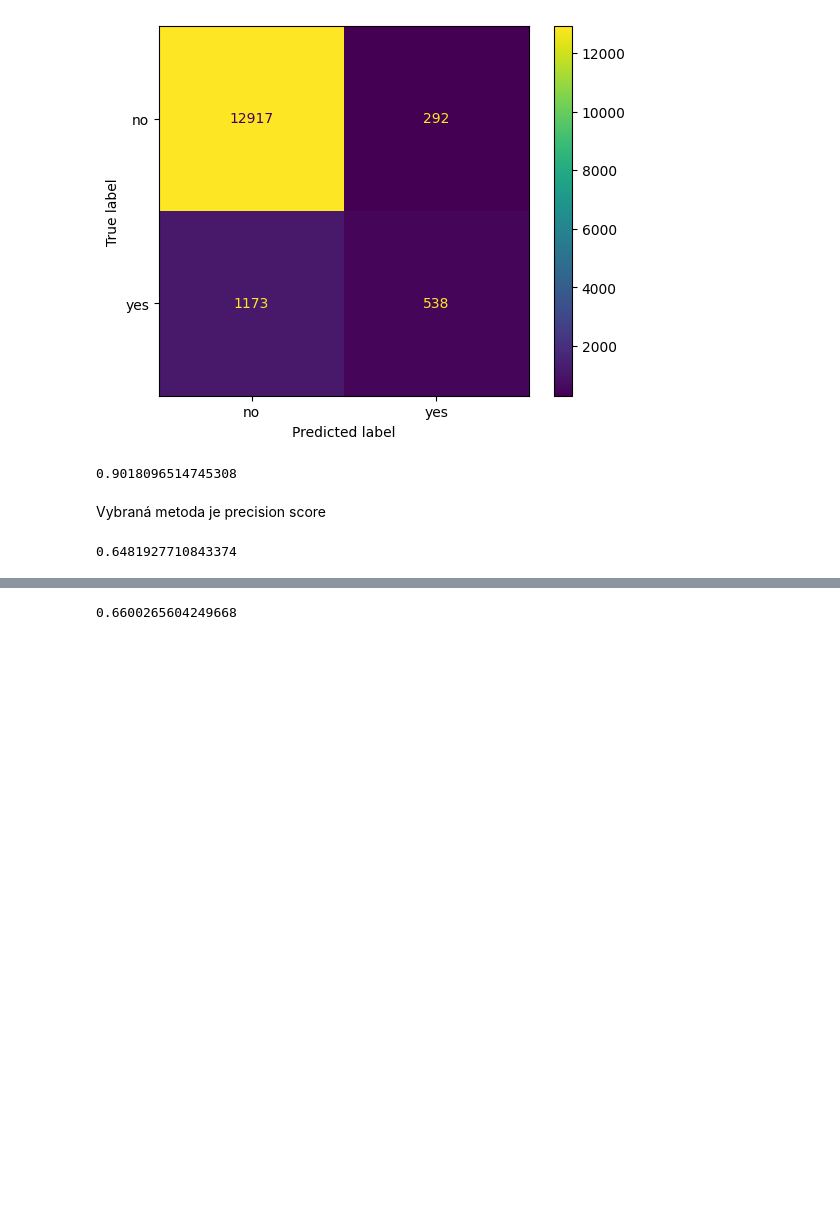
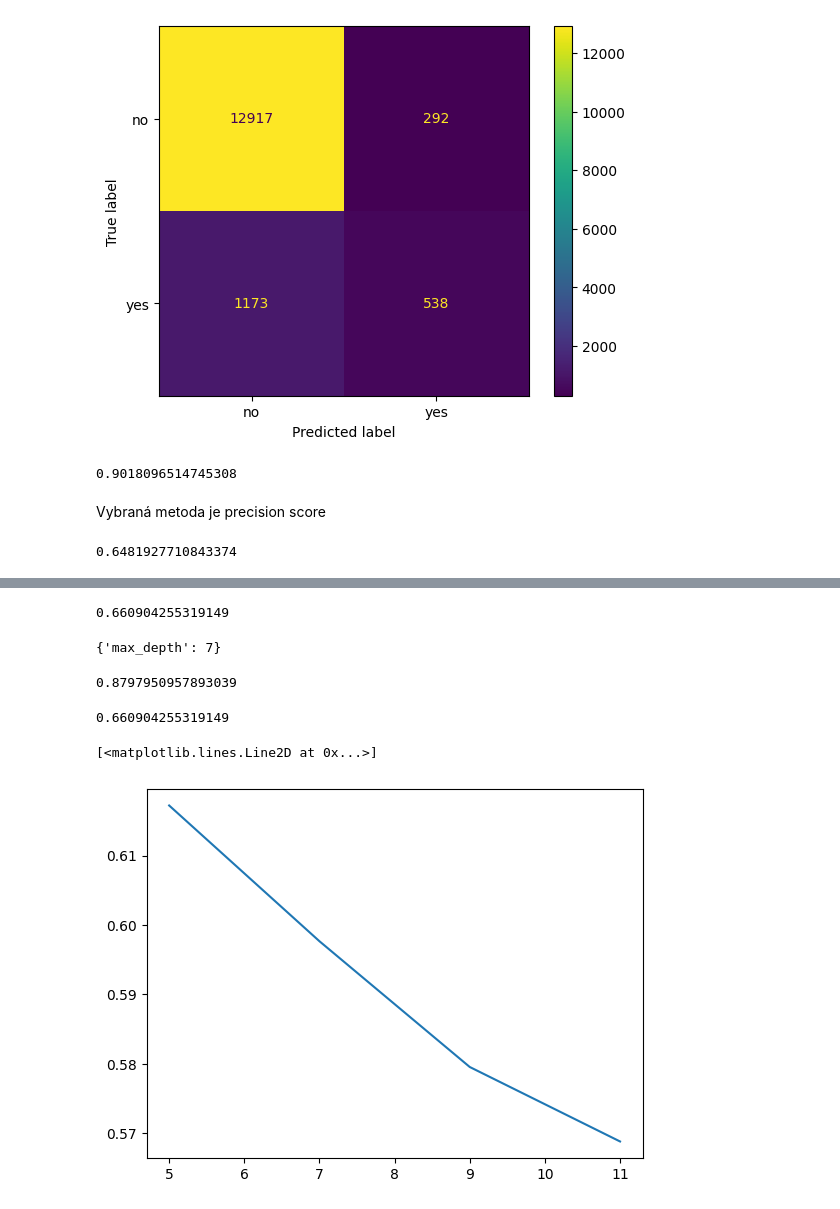
Before and after one commit to aliskaju/PYTHON-KURZ-2, a Jupyter notebook: domaci ukol_3.ipynb, the cells around one changed output, grey strips where cells are left out. Drawn from its saved outputs; the diff is of its cells as text; code cells hidden in the pictures; blank space fills up the shorter version.

Commit message:
ukol3

```diff
--- a/domaci ukol_3.ipynb
+++ b/domaci ukol_3.ipynb
@@ -107,3 +96,7 @@ Vybraná metoda je precision score
 precision_score(y_test, y_pred, pos_label="yes")
 # %% [output]
 0.6481927710843374
+# %%
+import pandas
+data = pandas.read_csv("ukol_04_data.csv")
+data.head()
@@ -110,4 +110,6 @@ precision_score(y_test, y_pred, pos_label="yes")
 # %%
+y = data["y"]
+
 scaler = StandardScaler()
 numeric_data = scaler.fit_transform(data[numeric_columns])
 
@@ -169,11 +122,0 @@ accuracy_score(y_test, y_pred)
-# %%
-scaler = StandardScaler()
-numeric_data = scaler.fit_transform(data[numeric_columns])
-
-encoder = OneHotEncoder()
-encoded_columns = encoder.fit_transform(data[categorical_columns])
-encoded_columns = encoded_columns.toarray()
-
-X = numpy.concatenate([encoded_columns, numeric_data], axis=1)
-
-X_train, X_test, y_train, y_test = train_test_split(X, y, test_size=0.3, random_state=42)
@@ -193,4 +155,37 @@ ConfusionMatrixDisplay.from_estimator(
 # %%
 precision_score(y_test, y_pred, pos_label="yes")
 # %% [output]
-0.6600265604249668
+0.660904255319149
+# %%
+model_2 = DecisionTreeClassifier()
+params_2 = {"max_depth":[5,6,7,8,9,10,11,12,13]}
+
+clf_2 = GridSearchCV(model_2, params_2, scoring="accuracy")
+clf_2.fit(X, y)
+clf_2.best_params_
+# %% [output]
+{'max_depth': 7}
+# %%
+clf_2.best_score_
+# %% [output]
+0.8797950957893039
+# %%
+precision_score(y_test, y_pred, pos_label="yes")
+# %% [output]
+0.660904255319149
+# %%
+from sklearn.metrics import accuracy_score
+
+ks = range(5, 13, 2)
+precision_scores = []
+
+for k in ks:
+    clf = DecisionTreeClassifier(max_depth=k)
+    clf.fit(X_train, y_train)
+    y_pred = clf.predict(X_test)
+    precision_scores.append(precision_score(y_test, y_pred, pos_label="yes"))
+# %%
+plt.plot(ks, precision_scores)
+# %% [output]
+[<matplotlib.lines.Line2D at 0x...>]
+[figure, added]
```
Also changed, not shown: parts of 20 cells of this notebook.
